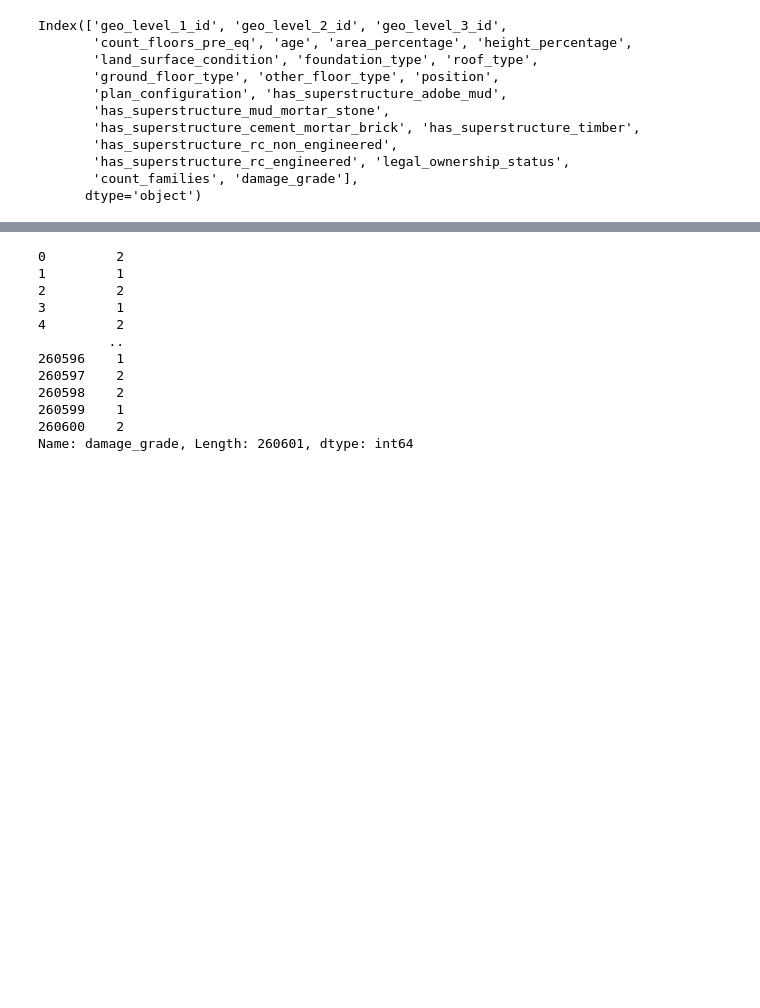
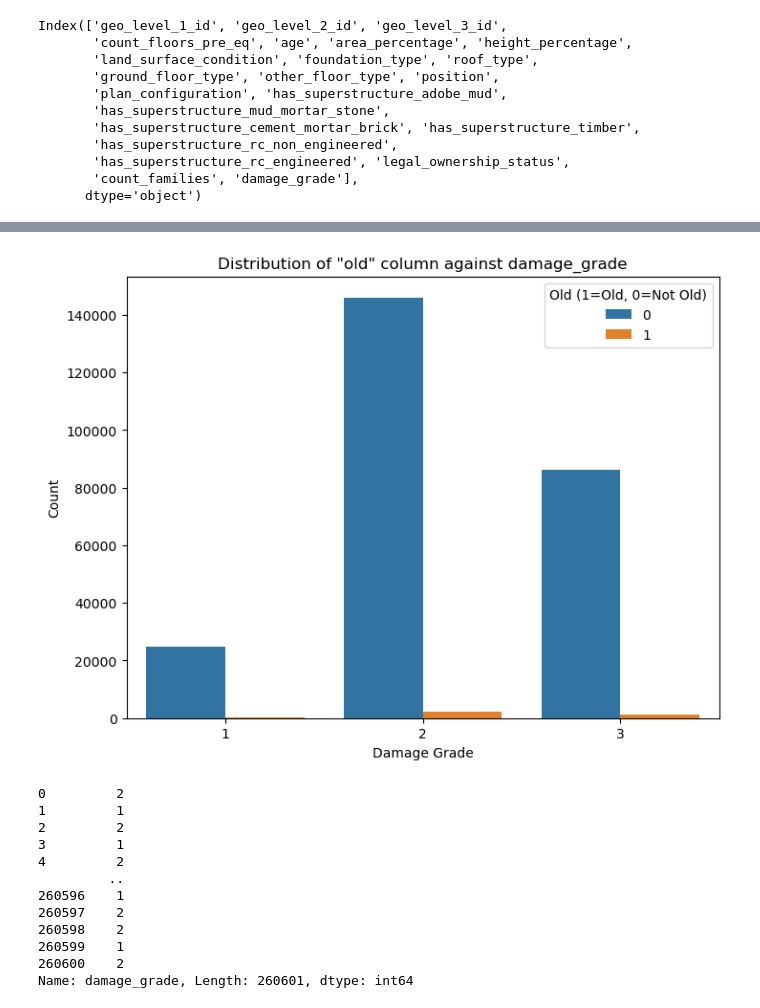
Before and after one commit to Ralo93/earthquake_damage_prediction, a Jupyter notebook: notebooks/0.2_rvl_earthquake_baseline.ipynb, the cells around one changed output, grey strips where cells are left out. Drawn from its saved outputs; the diff is of its cells as text; code cells hidden in the pictures; blank space fills up the shorter version.

```diff
--- a/notebooks/0.2_rvl_earthquake_baseline.ipynb
+++ b/notebooks/0.2_rvl_earthquake_baseline.ipynb
@@ -22,0 +97,5 @@ Index(['geo_level_1_id', 'geo_level_2_id', 'geo_level_3_id',
+# %%
+# Get the right-skewed columns (excluding binary columns)
+right_skewed_cols = get_right_skewed_columns(numerical_df)
+numerical_df = apply_log_transformation(numerical_df, right_skewed_cols)
+data[right_skewed_cols] = numerical_df[right_skewed_cols]
@@ -22,0 +108,12 @@ Index(['geo_level_1_id', 'geo_level_2_id', 'geo_level_3_id',
+# %%
+# Calculate the 99th percentile of the 'age' column
+pct = np.percentile(data.loc[:, 'age'].fillna(np.mean(data.loc[:, 'age'])), 99)
+print(pct)
+
+# Add a new column 'old' to indicate if the age exceeds the 99th percentile
+data['old'] = np.where(data['age'] >= pct, 1, 0)
+
+# Cap the age to 100 where 'old' column is 1
+data.loc[data['old'] == 1, 'age'] = 100
+
+print(data.head())
@@ -23,3 +138,23 @@ Index(['geo_level_1_id', 'geo_level_2_id', 'geo_level_3_id',
+# %%
+import matplotlib.pyplot as plt
+import seaborn as sns
+# Count the occurrences of 'old' against the target variable 'damage_grade'
+plot_data = data.groupby(['old', 'damage_grade']).size().reset_index(name='counts')
+
+# Create a bar plot
+plt.figure(figsize=(8, 6))
+sns.barplot(x='damage_grade', y='counts', hue='old', data=plot_data)
+
+# Add labels and title
+plt.title('Distribution of "old" column against damage_grade')
+plt.xlabel('Damage Grade')
+plt.ylabel('Count')
+plt.legend(title="Old (1=Old, 0=Not Old)")
+
+# Show the plot
+plt.show()
+# %% [output]
+[figure, added]
 # %%
 x = data.drop(columns=['damage_grade'])
 y = data.damage_grade
```
Also changed, not shown: parts of 14 cells of this notebook, 2 other files.
